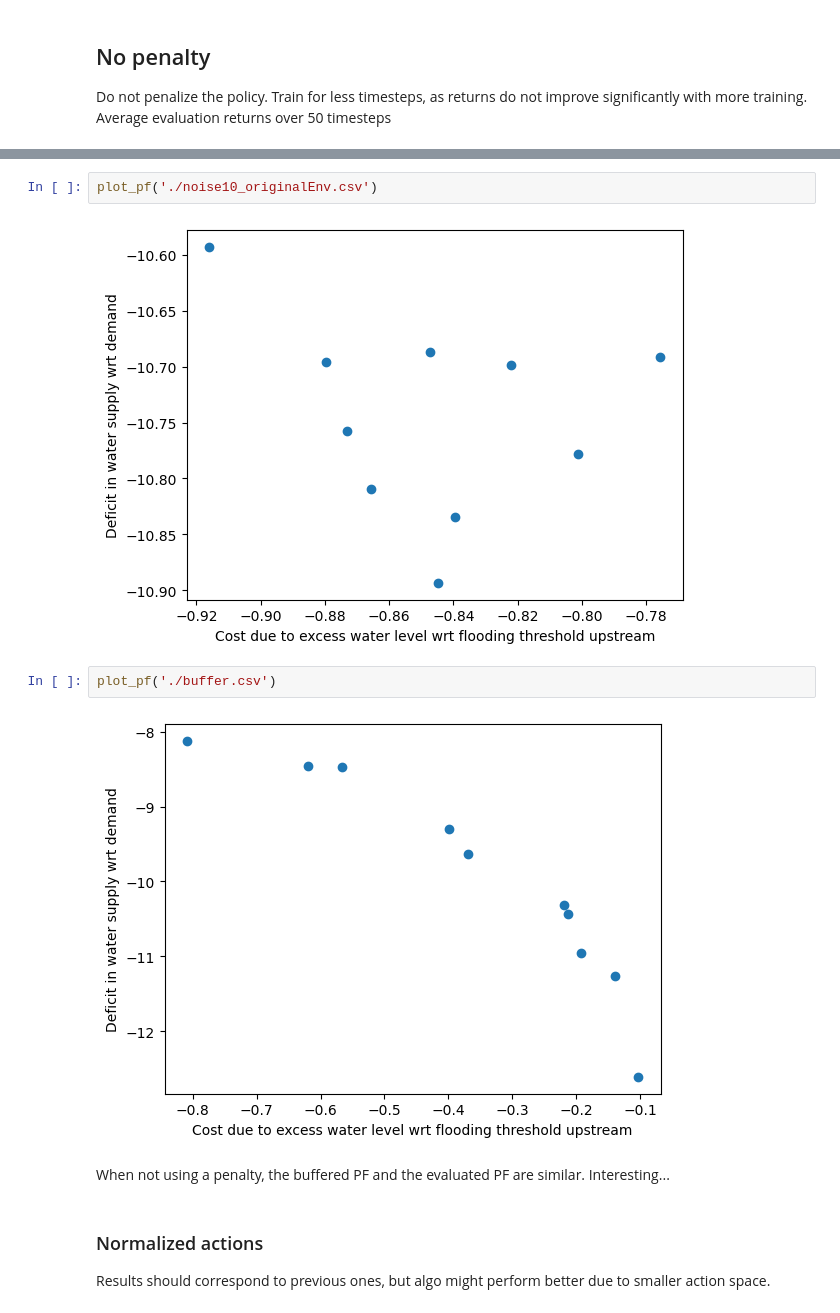
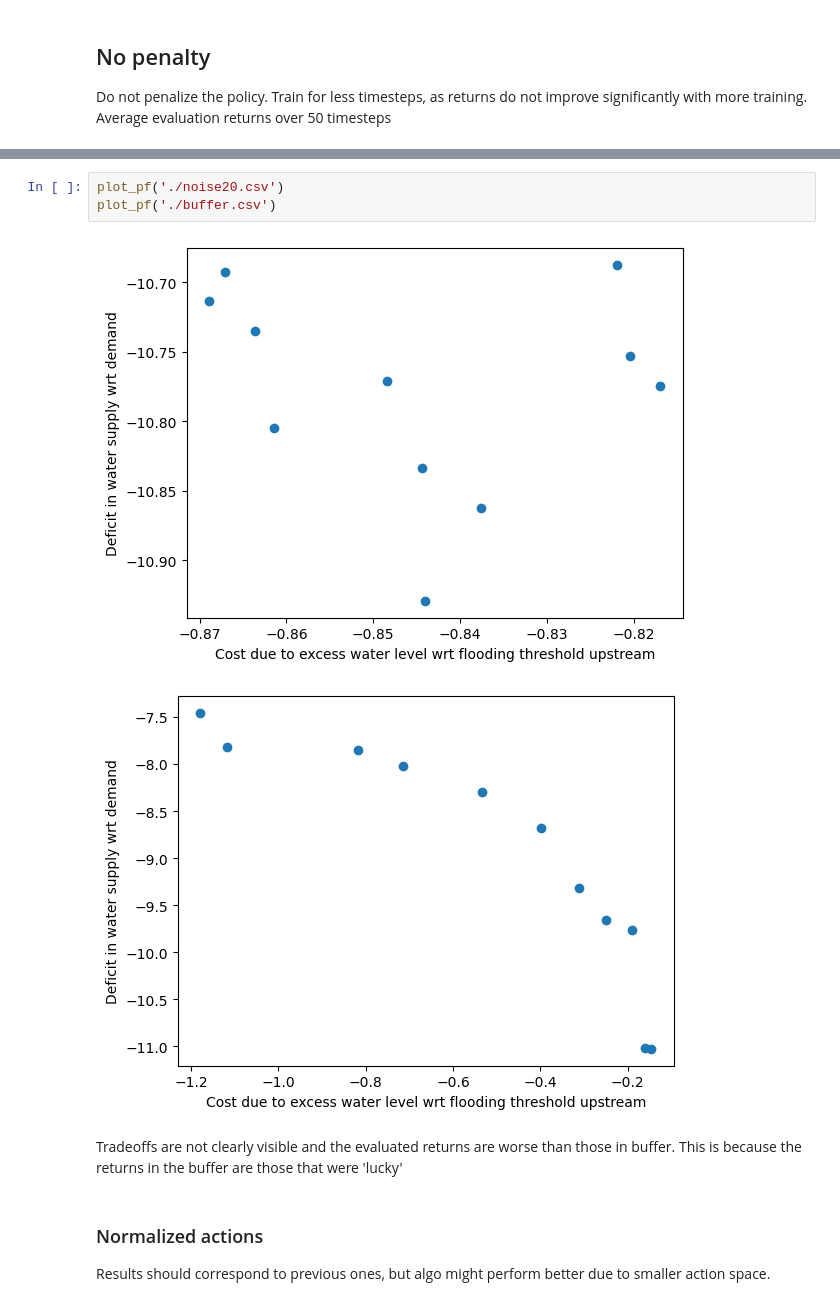
Before and after one commit to liammertens/water-resource-management, a Jupyter notebook: PCN/main.ipynb, the cells around one changed output, grey strips where cells are left out. Saved outputs shown, nothing was run; the diff lists cells and outputs as text.

```diff
--- a/PCN/main.ipynb
+++ b/PCN/main.ipynb
@@ -176,16 +142,14 @@ buffered_returns = PCNAgent.train(2000000, env, np.array((-100.0,-100.0), dtype=
 buffered_returns = np.array(buffered_returns).transpose()
 df = pd.DataFrame({'objective_1': buffered_returns[0], 'objective_2': buffered_returns[1]})
 df.to_csv('./buffer.csv', index=False)
-# %%
-plot_pf('./noise10_originalEnv.csv')
-# %% [output]
-[figure, removed]
 # %%
+plot_pf('./noise20.csv')
 plot_pf('./buffer.csv')
 # %% [output]
-[figure, old version]
+[figure, new version]
+[figure, added]
-# %% [markdown]
-When not using a penalty, the buffered PF and the evaluated PF are similar. Interesting...
+# %% [markdown]
+Tradeoffs are not clearly visible and the evaluated returns are worse than those in buffer. This is because the returns in the buffer are those that were 'lucky'
 # %% [markdown]
 ### Normalized actions
 
```
Also changed, not shown: parts of 12 cells of this notebook, 19 other files.
